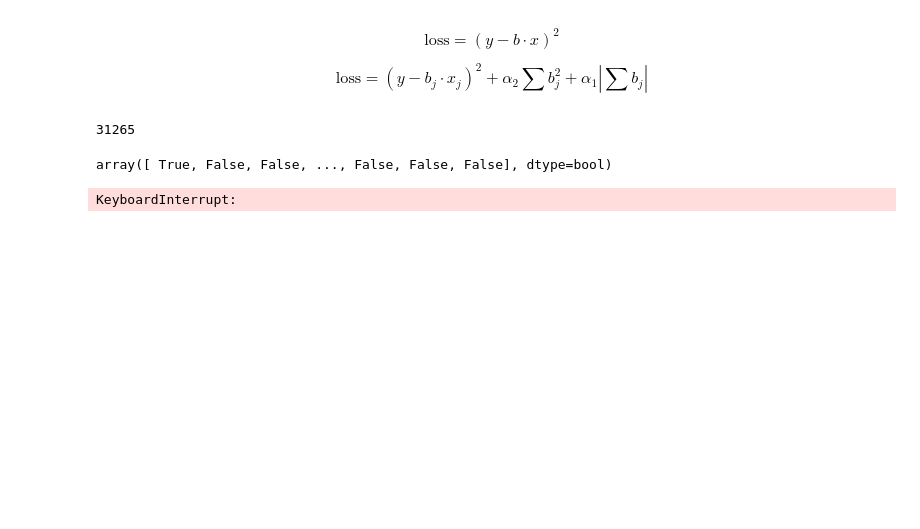
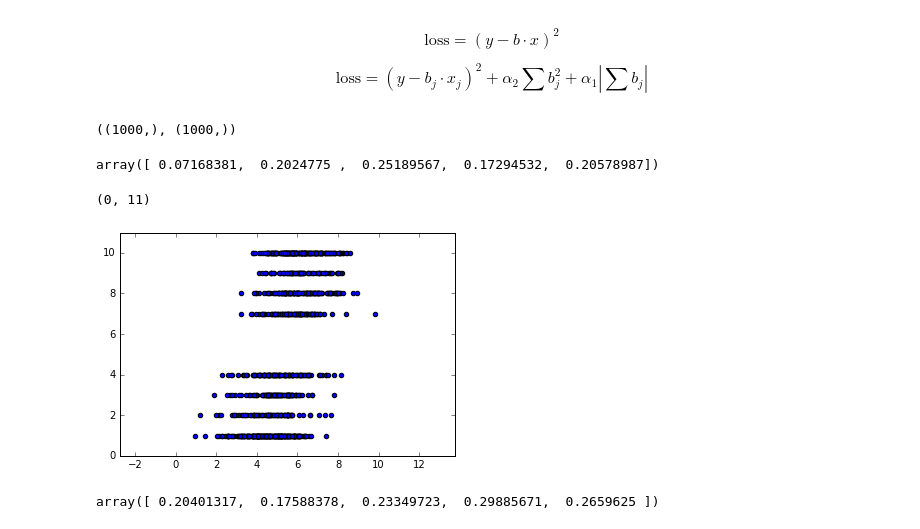
Before and after one commit to DSLituiev/course_pandas_sklearn, a Jupyter notebook: src/imdb_sandbox.ipynb, the cells around one changed output. Drawn from its saved outputs; the diff is of its cells as text; code cells hidden in the pictures; blank space fills up the shorter version.

```diff
--- a/src/imdb_sandbox.ipynb
+++ b/src/imdb_sandbox.ipynb
@@ -619,11 +628,3 @@ regression_pipeline = Pipeline([
     ('count_vectorizer',   vectorizer),
     ('regression',         ElasticNetCV(l1_ratio=0.5)),
 ])
-# %%
-ngrams = vectorizer.fit_transform(train_data[:2000].review.as_matrix())
-np.asarray(ngrams)
-valid = np.asarray(ngrams.sum(0)).ravel()>3
-print(valid.shape)
-print(valid.sum())
-# %% [output]
-31265
@@ -635,9 +631,27 @@ ngrams_selected = ngrams[:,np.where(valid)[-1]]
-# %%
-valid
-# %% [output]
-array([ True, False, False, ..., False, False, False], dtype=bool)
+# %%
+num_points = 1000
+X, y = shuffle(train_data["review"], train_data["stars"])
+X, y = X[:num_points], y[:num_points]
+X.shape, y.shape
+# %% [output]
+((1000,), (1000,))
+# %%
+cross_validation.cross_val_score(regression_pipeline, X, y, cv = 5, scoring="r2")
+# %% [output]
+array([ 0.07168381,  0.2024775 ,  0.25189567,  0.17294532,  0.20578987])
+# %%
+regression_pipeline.fit(X,y)
+yhat = regression_pipeline.predict(X)
+# %%
+plt.scatter(yhat, y)
+plt.axis("equal")
+plt.xlim([0,11])
+plt.ylim([0,11])
+# %% [output]
+(0, 11)
+[figure, added]
 # %%
 from sklearn import cross_validation
 cross_validation.cross_val_score(regression_pipeline, X, y, cv=5, scoring="r2")
 # %% [output]
-KeyboardInterrupt:
+array([ 0.20401317,  0.17588378,  0.23349723,  0.29885671,  0.2659625 ])
```
Also changed, not shown: parts of 20 cells of this notebook.
